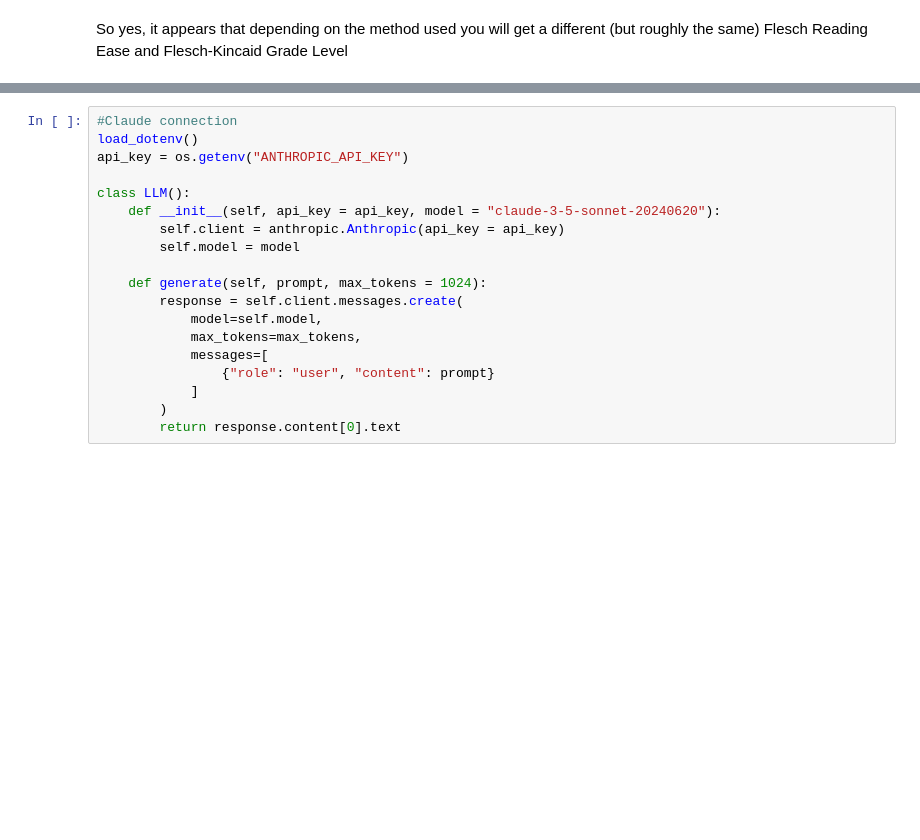
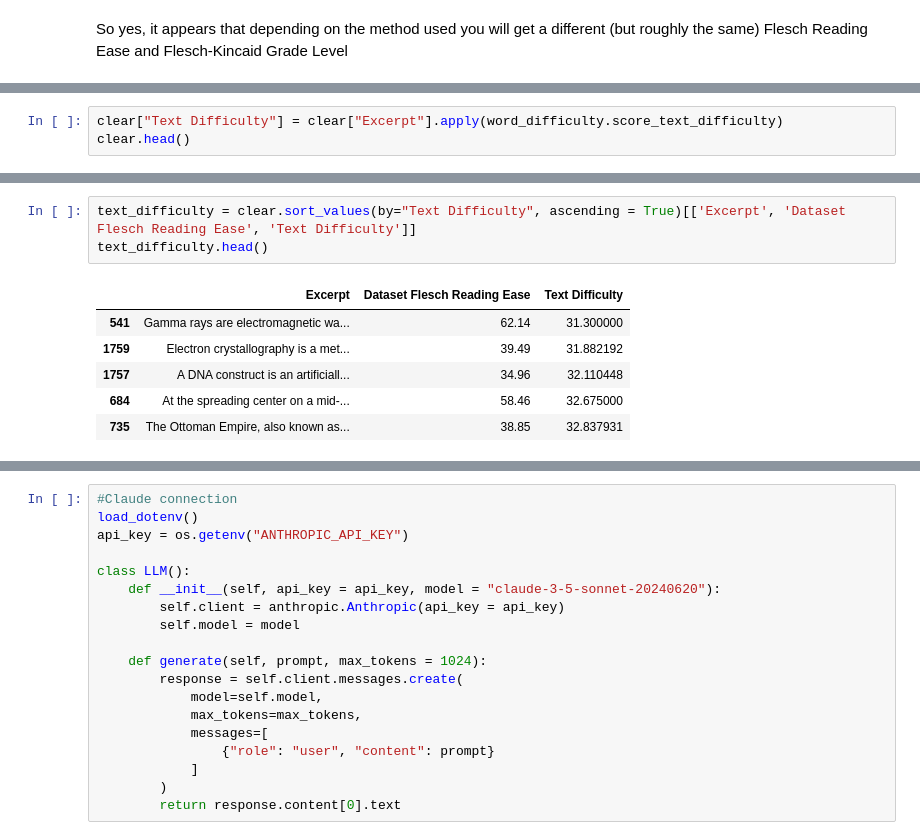
Before and after one commit to AfnanAbdul/LLM-eval-framework-comparison, a Jupyter notebook: notebooks/colby_readability_demo.ipynb, the cells around one changed output, grey strips where cells are left out. Cells and saved outputs as stored; diff of their text form; blank space fills up the shorter version.

Commit message:
added Text Difficulty to readability demo

```diff
--- a/notebooks/colby_readability_demo.ipynb
+++ b/notebooks/colby_readability_demo.ipynb
@@ -229,0 +403,3 @@ So yes, it appears that depending on the method used you will get a different (b
+# %%
+clear["Text Difficulty"] = clear["Excerpt"].apply(word_difficulty.score_text_difficulty)
+clear.head()
@@ -229,0 +413,10 @@ So yes, it appears that depending on the method used you will get a different (b
+# %%
+text_difficulty = clear.sort_values(by="Text Difficulty", ascending = True)[['Excerpt', 'Dataset Flesch Reading Ease', 'Text Difficulty']]
+text_difficulty.head()
+# %% [output]
+|  | Excerpt | Dataset Flesch Reading Ease | Text Difficulty |
+| 541 | Gamma rays are electromagnetic wa... | 62.14 | 31.300000 |
+| 1759 | Electron crystallography is a met... | 39.49 | 31.882192 |
+| 1757 | A DNA construct is an artificiall... | 34.96 | 32.110448 |
+| 684 | At the spreading center on a mid-... | 58.46 | 32.675000 |
+| 735 | The Ottoman Empire, also known as... | 38.85 | 32.837931 |
```
Also changed, not shown: parts of 8 cells of this notebook, 1 other file.
